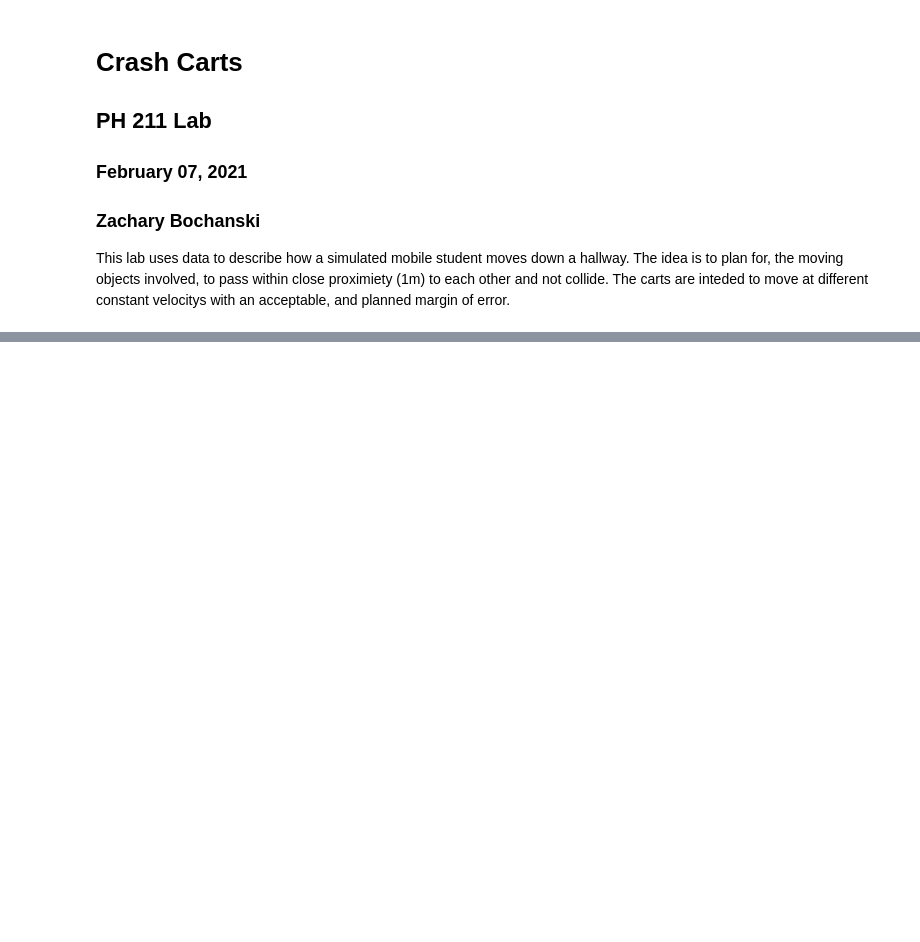
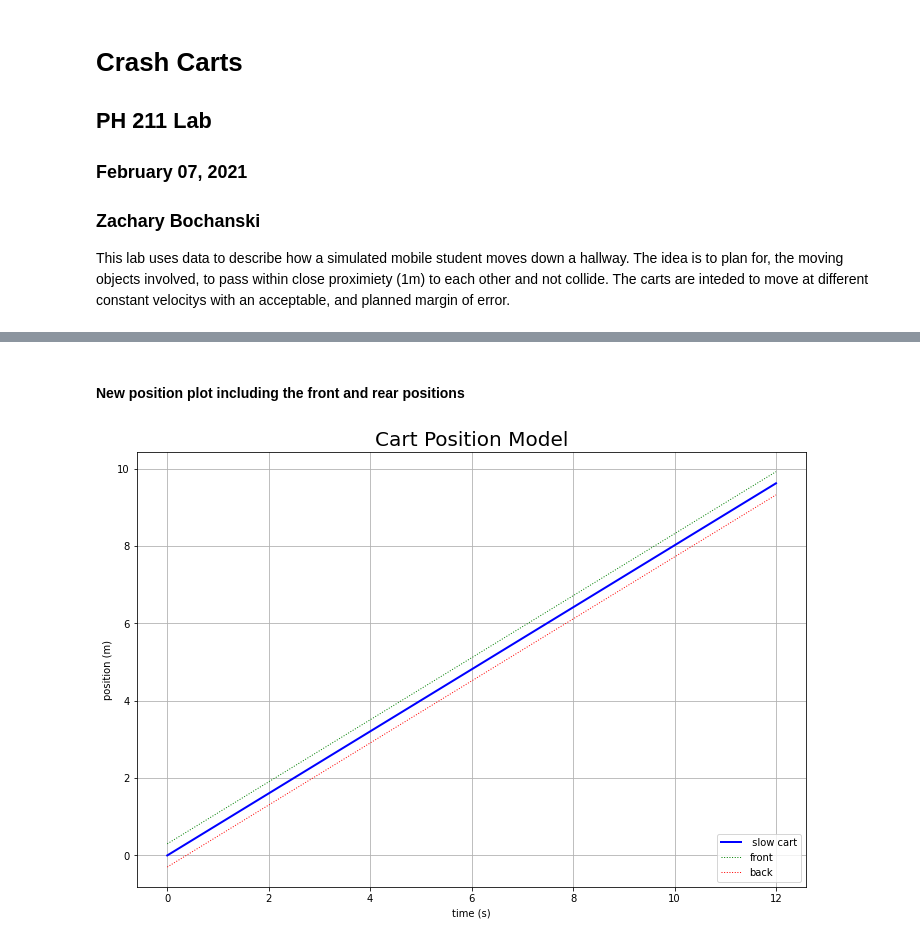
Before and after one commit to ztbochanski/ph211labs, a Jupyter notebook: lab4-crash-carts/lab4-crash-carts.ipynb, the cells around one changed output, grey strips where cells are left out. Saved outputs shown, nothing was run; the diff lists cells and outputs as text; code cells hidden in the pictures; blank space fills up the shorter version.

```diff
--- a/lab4-crash-carts/lab4-crash-carts.ipynb
+++ b/lab4-crash-carts/lab4-crash-carts.ipynb
@@ -32,0 +118,29 @@ fast_data = [2.49, 2.73, 1.96, 2.37, 1.52, 1.85]
+# %%
+# The total space the cart occupies: by finding cart width
+cart_length = .6
+front_offset = cart_length/2.
+back_offset = cart_length/2.
+
+# Location of front and back edges, just changing the distance initial
+front_slow_x = (model_slow_initial + front_offset) + model_slow*model_time
+back_slow_x = (model_slow_initial - back_offset) + model_slow*model_time
+# %% [markdown]
+#### New position plot including the front and rear positions
+# %%
+fig2, ax2 = plt.subplots()
+
+ax2.plot(model_time, model_slow_x, color = 'blue', linestyle = '-', linewidth = 2., label = " slow cart")
+ax2.plot(model_time, front_slow_x, color = 'green', linestyle = ':', linewidth = 1., label = "front")
+ax2.plot(model_time, back_slow_x, color = 'red', linestyle = ':', linewidth = 1., label = "back")
+
+# Labels
+plt.xlabel('time (s)', fontsize = 10)
+plt.ylabel('position (m)', fontsize = 10)
+plt.title('Cart Position Model', fontsize = 20)
+
+ax2.grid()
+fig2.set_size_inches(12, 8)
+plt.legend(loc= 4)
+plt.show()
+# %% [output]
+[figure, added]
```
Also changed, not shown: parts of 24 cells of this notebook.
